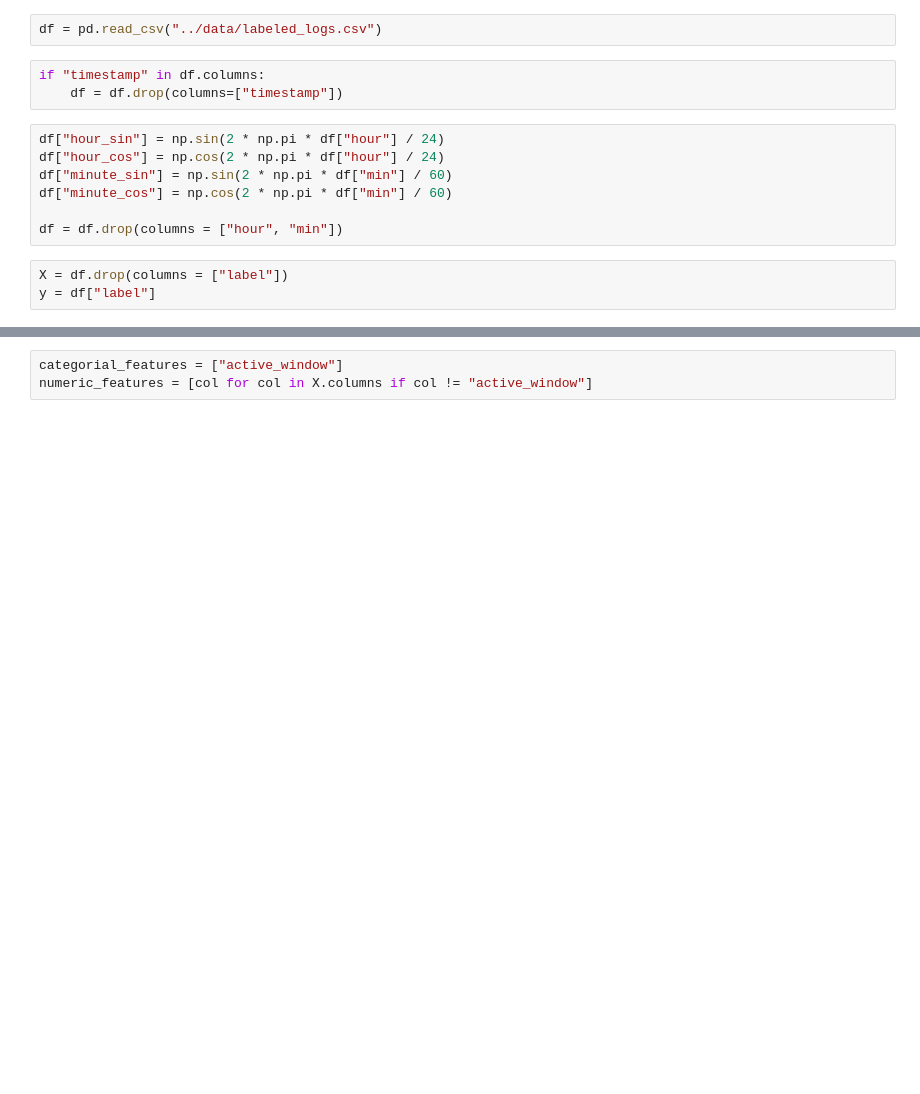
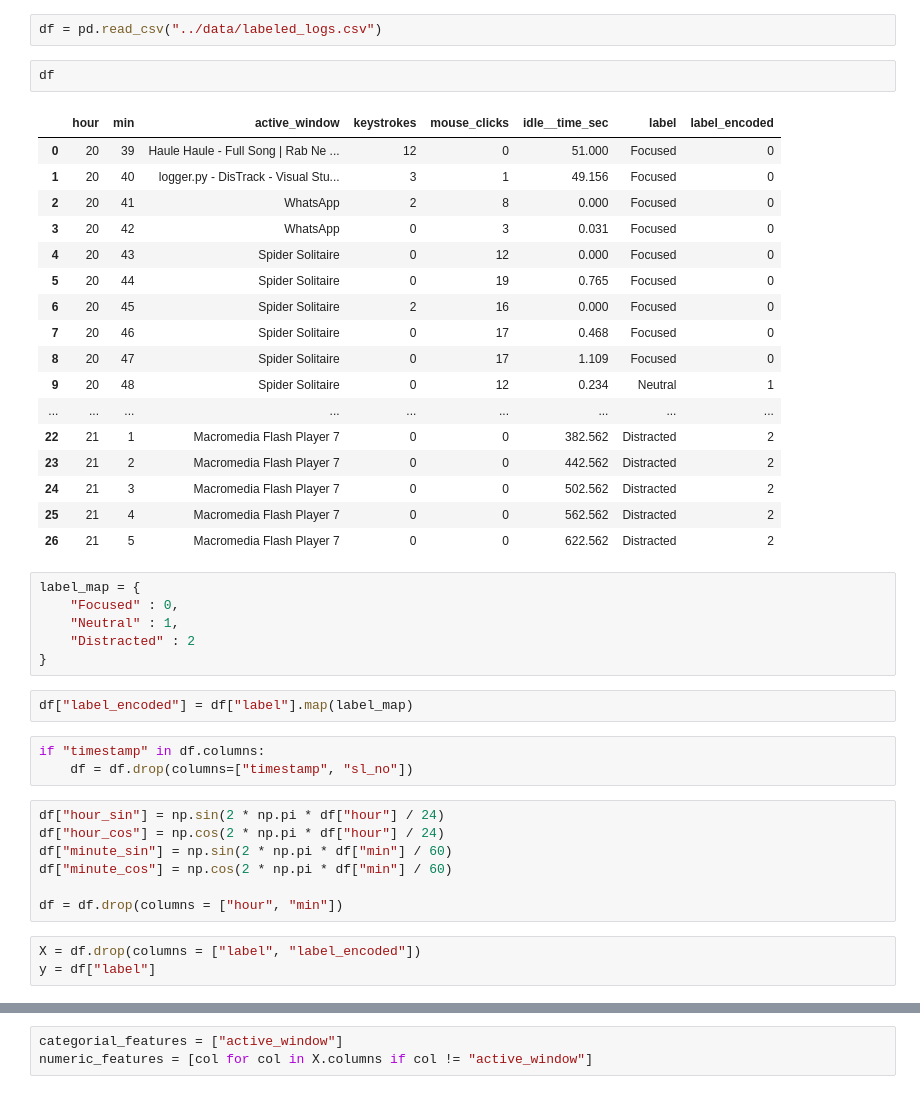
Before and after one commit to K-Thomson-coder/DisTrack, a Jupyter notebook: model/train_model.ipynb, the cells around one changed output, grey strips where cells are left out. Cells and saved outputs as stored; diff of their text form; blank space fills up the shorter version.

```diff
--- a/model/train_model.ipynb
+++ b/model/train_model.ipynb
@@ -19,9 +19,37 @@ from sklearn.metrics import classification_report
 ### 2. Load and Train data
 # %%
 df = pd.read_csv("../data/labeled_logs.csv")
+# %%
+df
+# %% [output]
+|  | hour | min | active_window | keystrokes | mouse_clicks | idle__time_sec | label | label_encoded |
+| 0 | 20 | 39 | Haule Haule - Full Song | Rab Ne ... | 12 | 0 | 51.000 | Focused | 0 |
+| 1 | 20 | 40 | logger.py - DisTrack - Visual Stu... | 3 | 1 | 49.156 | Focused | 0 |
+| 2 | 20 | 41 | WhatsApp | 2 | 8 | 0.000 | Focused | 0 |
+| 3 | 20 | 42 | WhatsApp | 0 | 3 | 0.031 | Focused | 0 |
+| 4 | 20 | 43 | Spider Solitaire | 0 | 12 | 0.000 | Focused | 0 |
+| 5 | 20 | 44 | Spider Solitaire | 0 | 19 | 0.765 | Focused | 0 |
+| 6 | 20 | 45 | Spider Solitaire | 2 | 16 | 0.000 | Focused | 0 |
+| 7 | 20 | 46 | Spider Solitaire | 0 | 17 | 0.468 | Focused | 0 |
+| 8 | 20 | 47 | Spider Solitaire | 0 | 17 | 1.109 | Focused | 0 |
+| 9 | 20 | 48 | Spider Solitaire | 0 | 12 | 0.234 | Neutral | 1 |
+| ... | ... | ... | ... | ... | ... | ... | ... | ... |
+| 22 | 21 | 1 | Macromedia Flash Player 7 | 0 | 0 | 382.562 | Distracted | 2 |
+| 23 | 21 | 2 | Macromedia Flash Player 7 | 0 | 0 | 442.562 | Distracted | 2 |
+| 24 | 21 | 3 | Macromedia Flash Player 7 | 0 | 0 | 502.562 | Distracted | 2 |
+| 25 | 21 | 4 | Macromedia Flash Player 7 | 0 | 0 | 562.562 | Distracted | 2 |
+| 26 | 21 | 5 | Macromedia Flash Player 7 | 0 | 0 | 622.562 | Distracted | 2 |
+# %%
+label_map = {
+    "Focused" : 0,
+    "Neutral" : 1,
+    "Distracted" : 2
+}
+# %%
+df["label_encoded"] = df["label"].map(label_map)
 # %%
 if "timestamp" in df.columns:
-    df = df.drop(columns=["timestamp"])
+    df = df.drop(columns=["timestamp", "sl_no"])
 # %%
 df["hour_sin"] = np.sin(2 * np.pi * df["hour"] / 24)
 df["hour_cos"] = np.cos(2 * np.pi * df["hour"] / 24)
@@ -30,5 +58,5 @@ df["minute_cos"] = np.cos(2 * np.pi * df["min"] / 60)
 
 df = df.drop(columns = ["hour", "min"])
 # %%
-X = df.drop(columns = ["label"])
+X = df.drop(columns = ["label", "label_encoded"])
 y = df["label"]
```
Also changed, not shown: parts of 7 cells of this notebook, 5 other files.
